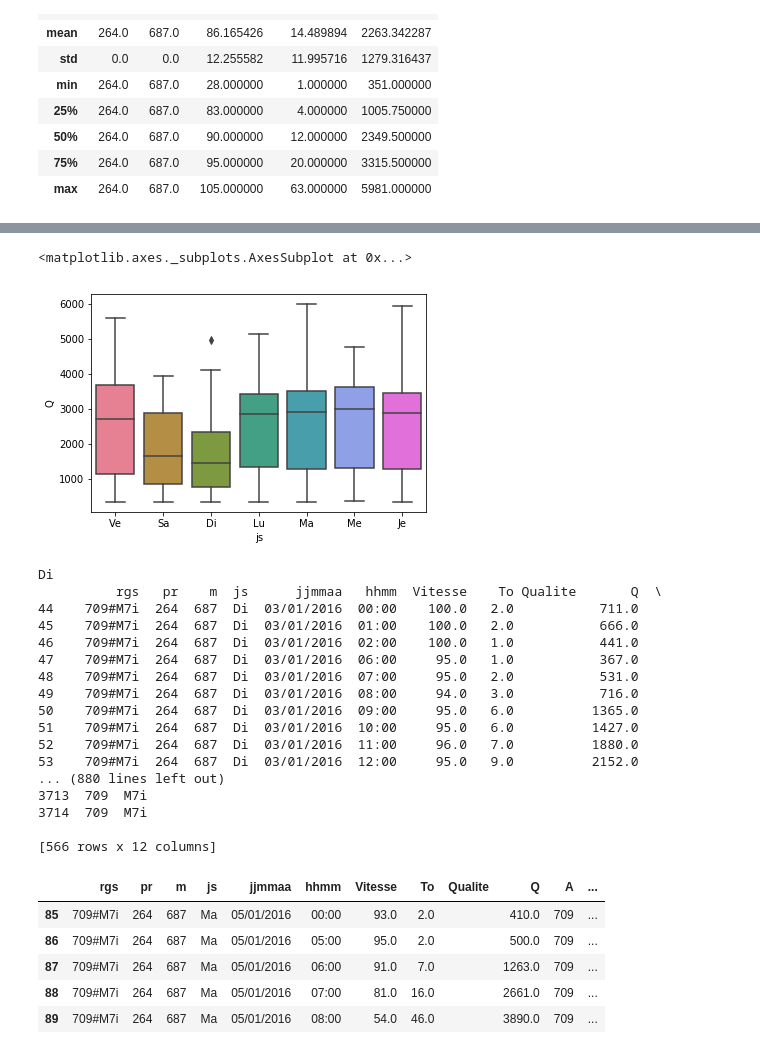
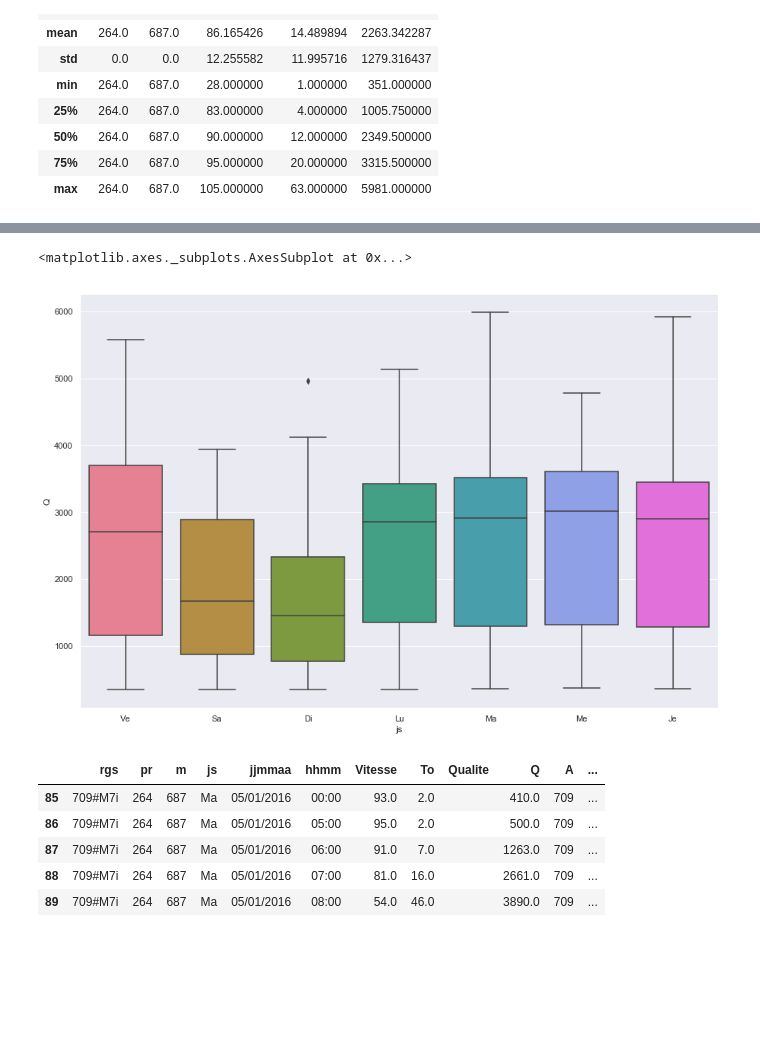
Before and after one commit to Oumayma13/comotagedirmed, a Jupyter notebook: TRAFIC ET COMPTAGES SUR LES AUTOROUTES - Le departement des Bouches-du-Rhone (1).ipynb, the cells around one changed output, grey strips where cells are left out. Cells and saved outputs as stored; diff of their text form; code cells hidden in the pictures; blank space fills up the shorter version.

```diff
--- a/TRAFIC ET COMPTAGES SUR LES AUTOROUTES - Le departement des Bouches-du-Rhone (1).ipynb
+++ b/TRAFIC ET COMPTAGES SUR LES AUTOROUTES - Le departement des Bouches-du-Rhone (1).ipynb
@@ -254,7 +258,8 @@ Nous pouvons aussi trouver les derniers résultats des sur-comptage et sur-vites
 Sur les nuages de points, les points très éloignés des autres sont de possibles valeurs aberrantes.
 En effectuant la commande suivant, on obtient un graphe de nuage :
 # %%
-import matplotlib.pyplot as plt
+sns.set()
+plt.figure(figsize=(10,7))
 plt.scatter(df3.Q, df3.Vitesse, s =.5)
 plt.title('Courbe Débit/vitesse pour l’autoroute A7')
 plt.xlabel('Débit véh/hr')
@@ -448,32 +445,15 @@ tab_M7i.describe()
 # %%
+plt.figure(figsize=(15, 10))
 sns.boxplot(x= 'js' , y='Q', data = tab_M7i, palette = 'husl')
 # %% [output]
 <matplotlib.axes._subplots.AxesSubplot at 0x...>
-[figure, old version]
+[figure, new version]
 # %%
 #Identifier les donnees par jour
 groupe = tab_M7i.groupby('js')
-for name,group in groupe:
-   print (name)
-   print (group)
+#for name,group in groupe:
+   #print (name)
+   #print (group)
-# %% [output]
-Di
-          rgs   pr    m  js      jjmmaa   hhmm  Vitesse    To Qualite       Q  \
-44    709#M7i  264  687  Di  03/01/2016  00:00    100.0   2.0           711.0
-45    709#M7i  264  687  Di  03/01/2016  01:00    100.0   2.0           666.0
-46    709#M7i  264  687  Di  03/01/2016  02:00    100.0   1.0           441.0
-47    709#M7i  264  687  Di  03/01/2016  06:00     95.0   1.0           367.0
-48    709#M7i  264  687  Di  03/01/2016  07:00     95.0   2.0           531.0
-49    709#M7i  264  687  Di  03/01/2016  08:00     94.0   3.0           716.0
-50    709#M7i  264  687  Di  03/01/2016  09:00     95.0   6.0          1365.0
-51    709#M7i  264  687  Di  03/01/2016  10:00     95.0   6.0          1427.0
-52    709#M7i  264  687  Di  03/01/2016  11:00     96.0   7.0          1880.0
-53    709#M7i  264  687  Di  03/01/2016  12:00     95.0   9.0          2152.0
-... (880 lines left out)
-3713  709  M7i
-3714  709  M7i
-
-[566 rows x 12 columns]
 # %%
 #Table de donnees de Mardi
 Ma_M7i = groupe.get_group('Ma')
```
Also changed, not shown: parts of 9 cells of this notebook.
